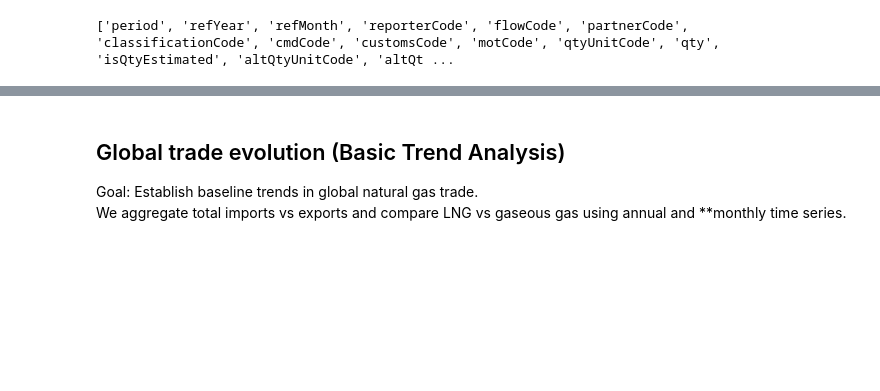
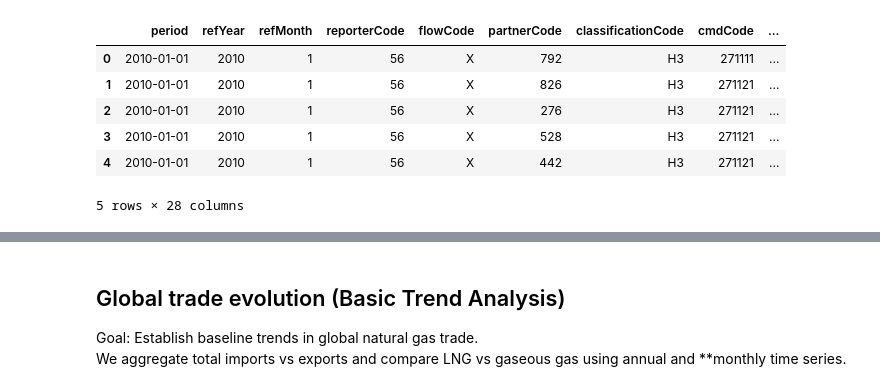
Before and after one commit to ron309/JEM_207-Data_Processing_in_Python_Projecct, a Jupyter notebook: notebooks/Analysis.ipynb, the cells around one changed output, grey strips where cells are left out. Drawn from its saved outputs; the diff is of its cells as text; code cells hidden in the pictures; blank space fills up the shorter version.

```diff
--- a/notebooks/Analysis.ipynb
+++ b/notebooks/Analysis.ipynb
@@ -5,15 +5,19 @@ import matplotlib.pyplot as plt
 import os
 os.chdir("..")
 # %%
-df = pd.read_csv(r"data/processed/comtrade_natural_gas_clean.csv")
+df = pd.read_csv(
+    r"C:\Users\rauna\OneDrive\Desktop\JEM_207-Data_Processing_in_Python_Projecct\data\processed\comtrade_natural_gas_clean.csv"
+)
 
-
-# df.head()
-# df.tail()
-
-print(df.columns.tolist())
+df.head()
 # %% [output]
+|  | period | refYear | refMonth | reporterCode | flowCode | partnerCode | classificationCode | cmdCode | ... |
+| 0 | 2010-01-01 | 2010 | 1 | 56 | X | 792 | H3 | 271111 | ... |
+| 1 | 2010-01-01 | 2010 | 1 | 56 | X | 826 | H3 | 271121 | ... |
+| 2 | 2010-01-01 | 2010 | 1 | 56 | X | 276 | H3 | 271121 | ... |
+| 3 | 2010-01-01 | 2010 | 1 | 56 | X | 528 | H3 | 271121 | ... |
+| 4 | 2010-01-01 | 2010 | 1 | 56 | X | 442 | H3 | 271121 | ... |
-['period', 'refYear', 'refMonth', 'reporterCode', 'flowCode', 'partnerCode', 'classificationCode', 'cmdCode', 'customsCode', 'motCode', 'qtyUnitCode', 'qty', 'isQtyEstimated', 'altQtyUnitCode', 'altQt ...
+5 rows × 28 columns
 # %%
 # Ensuring correct dtypes
 df["period"] = pd.to_datetime(df["period"])
```
Also changed, not shown: parts of 7 cells of this notebook.
